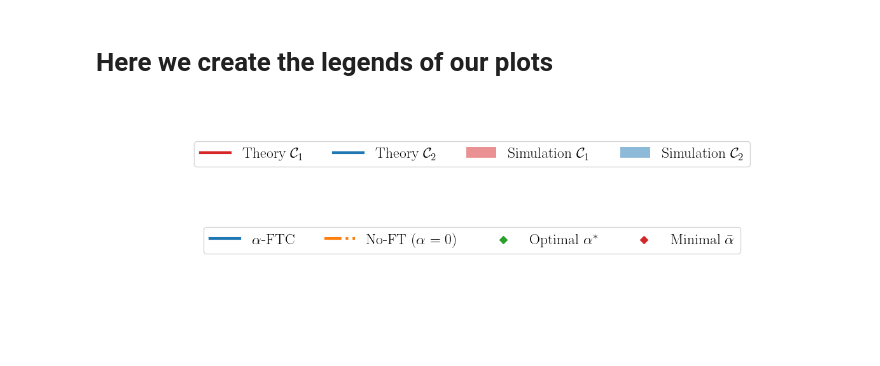
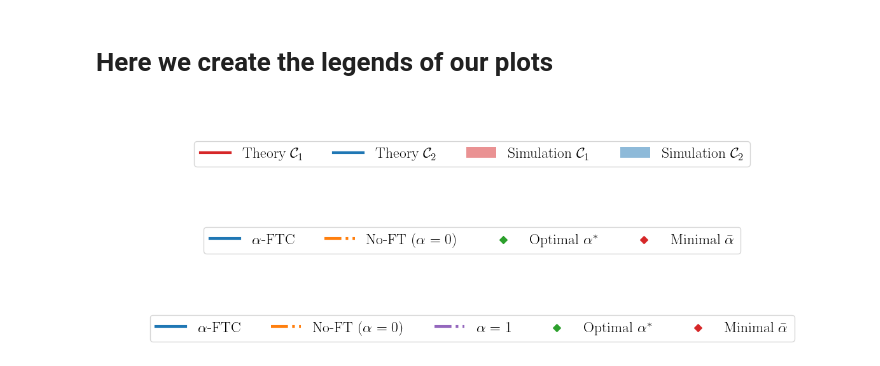
Before and after one commit to elfirdoussilab1/alpha-LoRA, a Jupyter notebook: legend.ipynb, the cells around one changed output. Drawn from its saved outputs; the diff is of its cells as text; code cells hidden in the pictures; blank space fills up the shorter version.

```diff
--- a/legend.ipynb
+++ b/legend.ipynb
@@ -56,3 +56,29 @@ export_legend(legend, filename)
 plt.show()
 # %% [output]
 [figure]
+# %%
+import matplotlib.pyplot as plt
+plt.rcParams.update({"text.usetex": True,"font.family": "STIXGeneral"})#,"font.sans-serif": "Helvetica",})
+# Create a Figure and Axes
+fig, ax = plt.subplots(figsize = (15, 1))
+
+ax.plot([], [], label='$\\alpha$-FTC', color = 'tab:blue', linewidth = 3)
+ax.plot([], [], label='No-FT ($\\alpha = 0$)', color = 'tab:orange', linestyle = '-.' , linewidth = 3)
+ax.plot([], [], label='$\\alpha = 1$', color = 'tab:purple', linestyle = '-.' , linewidth = 3)
+ax.scatter([], [], label='Optimal $\\alpha^*$', color = 'tab:green', marker = 'D' )
+ax.scatter([], [], label='Minimal $\\bar \\alpha$', color = 'tab:red', marker = 'D')
+
+legend = plt.legend(loc='upper center', bbox_to_anchor=(0.5, 0.5), fontsize = 17, fancybox= True, ncol = 5 )
+
+# Hide the axes to only show the legend
+ax.set_axis_off()
+
+# Save the plot with only the legend to a PDF file
+#legend.savefig('legend_11.pdf', bbox_inches='tight')
+filename = "./legends/legend_3.pdf"
+export_legend(legend, filename)
+
+# Show the legend (optional)
+plt.show()
+# %% [output]
+[figure, added]
```
Also changed, not shown: 51 other files.
